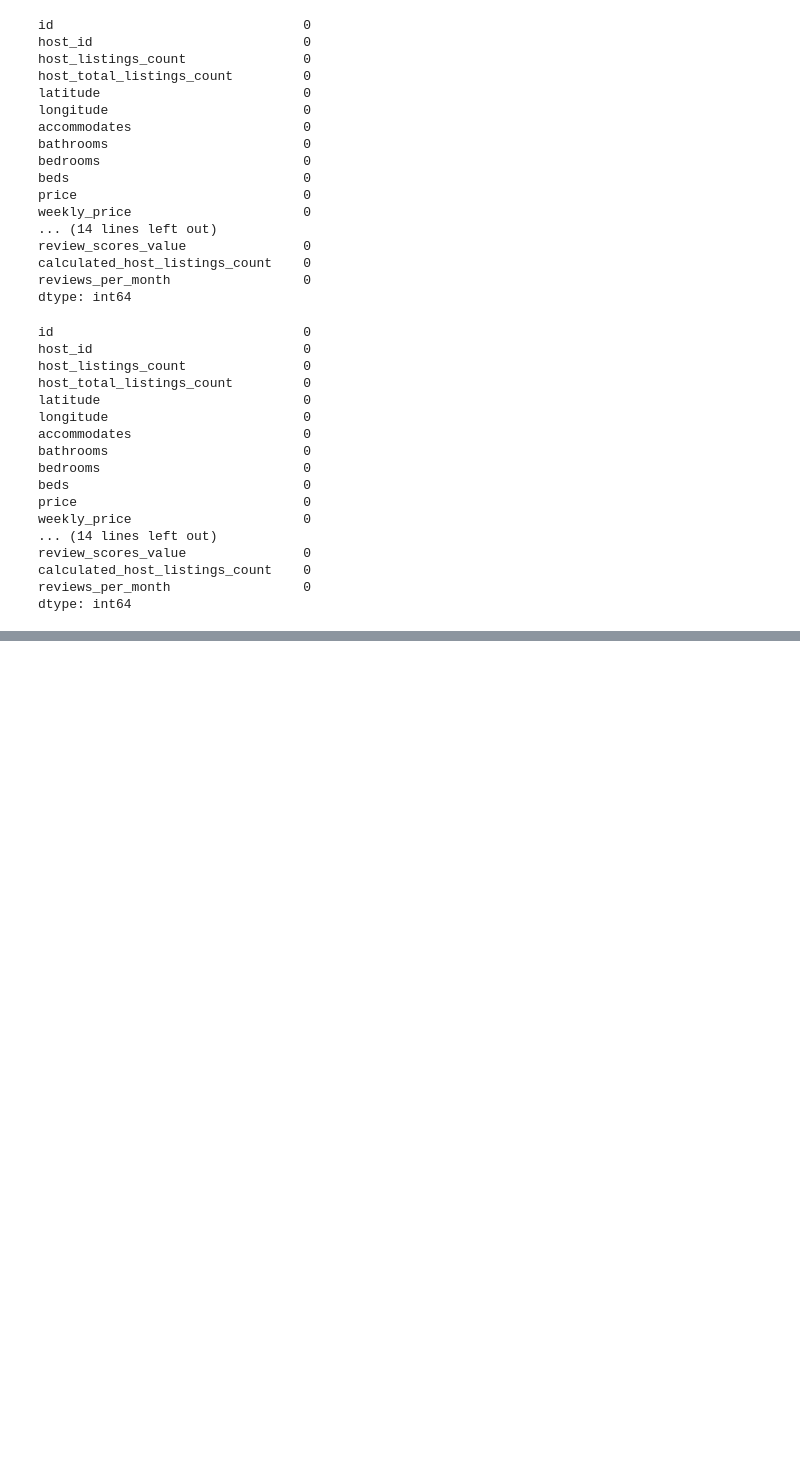
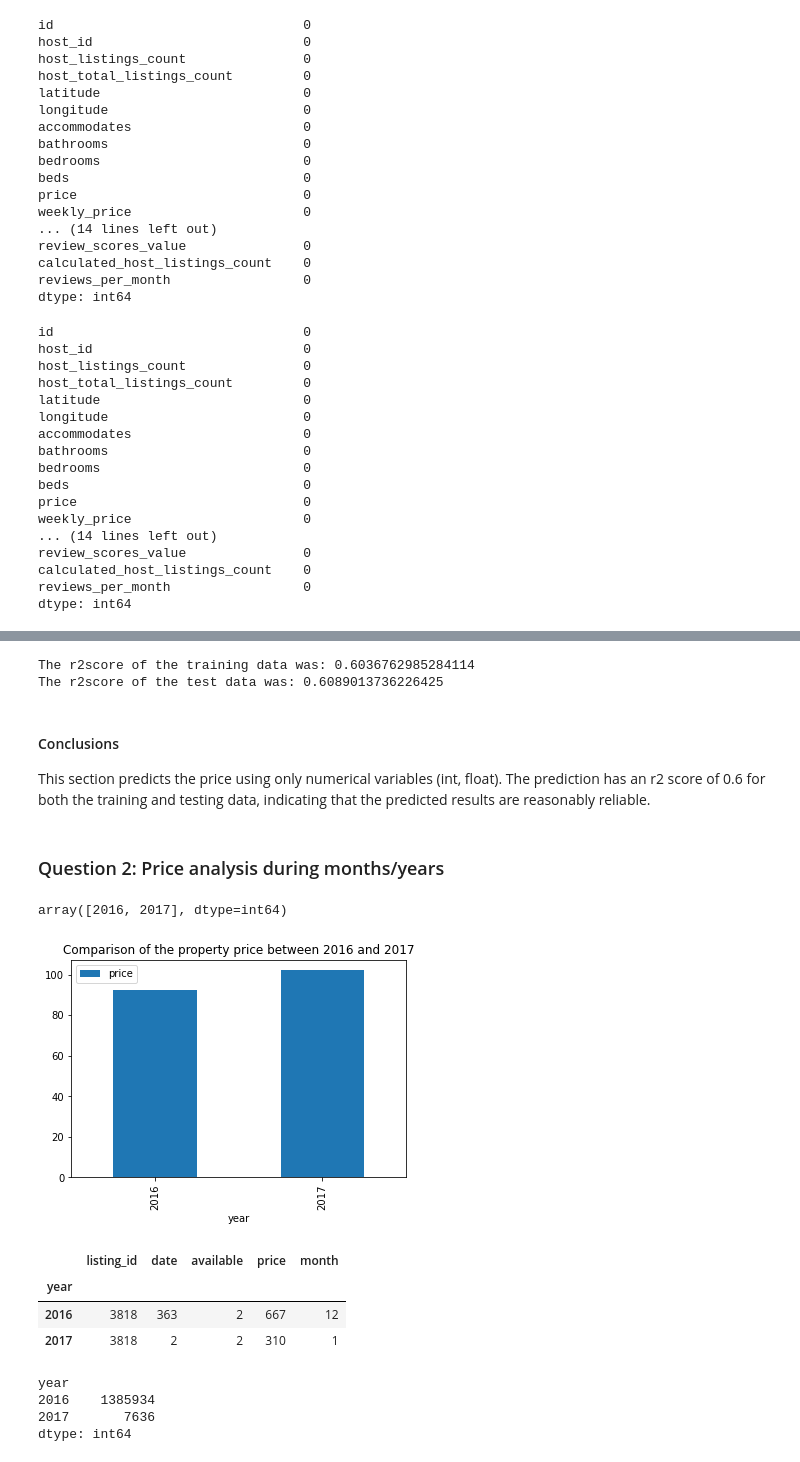
Before and after one commit to gedrina/Airbnb_project1, a Jupyter notebook: Airbnb_p1.ipynb, the cells around one changed output, grey strips where cells are left out. Cells and saved outputs as stored; diff of their text form; code cells hidden in the pictures; blank space fills up the shorter version.

```diff
--- a/Airbnb_p1.ipynb
+++ b/Airbnb_p1.ipynb
@@ -702,0 +554,33 @@ According to the charts, the boat is the most expensive property, with a nightly
+# %%
+#Fiting the model
+lm_model = LinearRegression()
+lm_model.fit(X_train, y_train)
+
+#Predict the model
+y_train_predict = lm_model.predict(X_train)
+y_test_predict = lm_model.predict(X_test)
+
+#score the model
+
+train_score = r2_score(y_train, y_train_predict)
+test_score = r2_score(y_test, y_test_predict)
+
+print("The r2score of the training data was:", train_score)
+print("The r2score of the test data was:", test_score)
+# %% [output]
+The r2score of the training data was: 0.6036762985284114
+The r2score of the test data was: 0.6089013736226425
+# %% [markdown]
+#### Conclusions
+
+This section predicts the price using only numerical variables (int, float). The prediction has an r2 score of 0.6 for both the training and testing data, indicating that the predicted results are reasonably reliable.
+# %% [markdown]
+### Question 2: Price analysis during months/years
+# %%
+df_calendar.year.unique()
+# %% [output]
+array([2016, 2017], dtype=int64)
+# %%
+df_calendar.groupby(['year'])[['price']].mean().plot(kind="bar", title='Comparison of the property price between 2016 and 2017');
+# %% [output]
+[figure, added]
@@ -702,0 +589,14 @@ According to the charts, the boat is the most expensive property, with a nightly
+# %%
+df_groupby_year.nunique()
+# %% [output]
+|  | listing_id | date | available | price | month |
+| year |  |  |  |  |  |
+| 2016 | 3818 | 363 | 2 | 667 | 12 |
+| 2017 | 3818 | 2 | 2 | 310 | 1 |
+# %%
+df_groupby_year.size()
+# %% [output]
+year
+2016    1385934
+2017       7636
+dtype: int64
```
Also changed, not shown: parts of 71 cells of this notebook.
